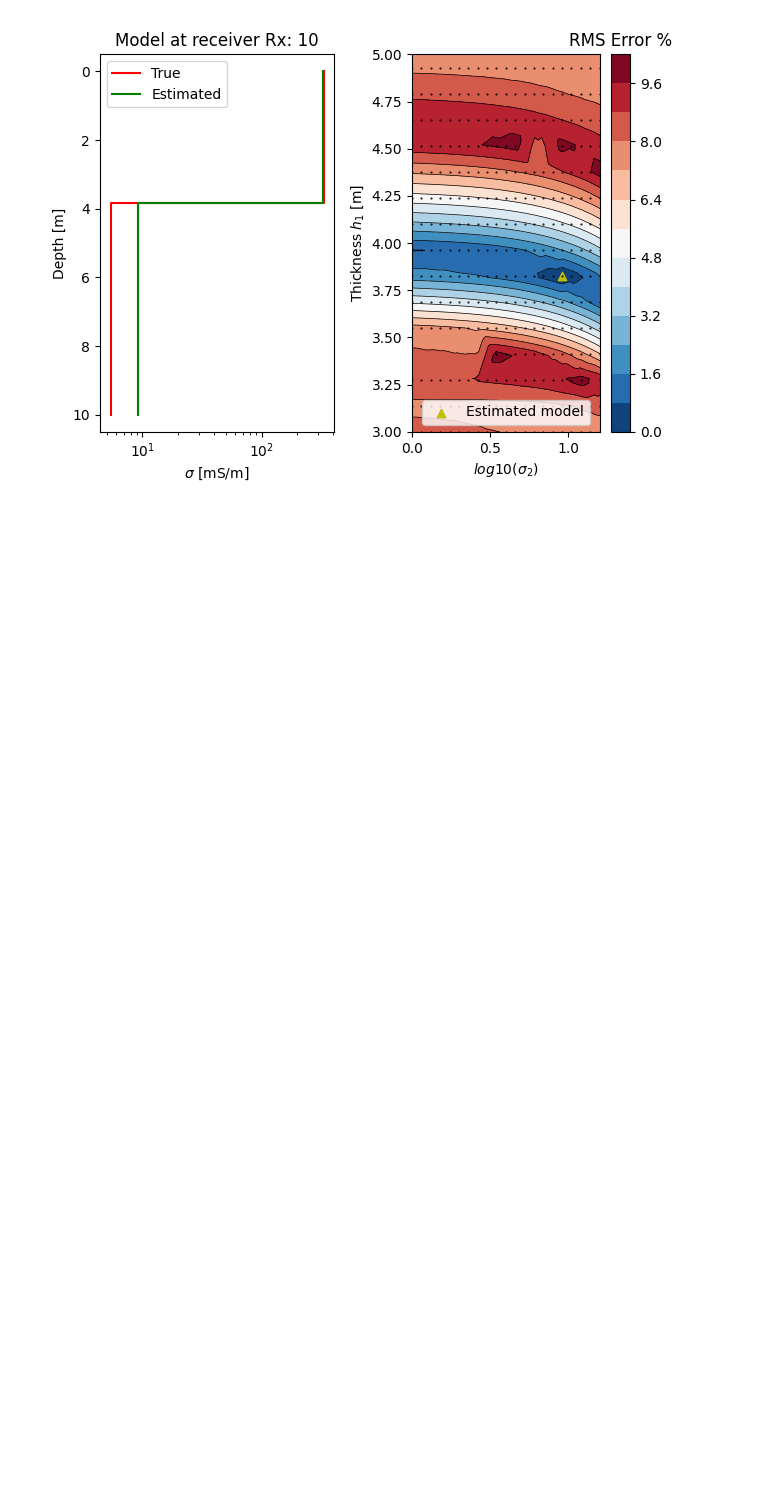
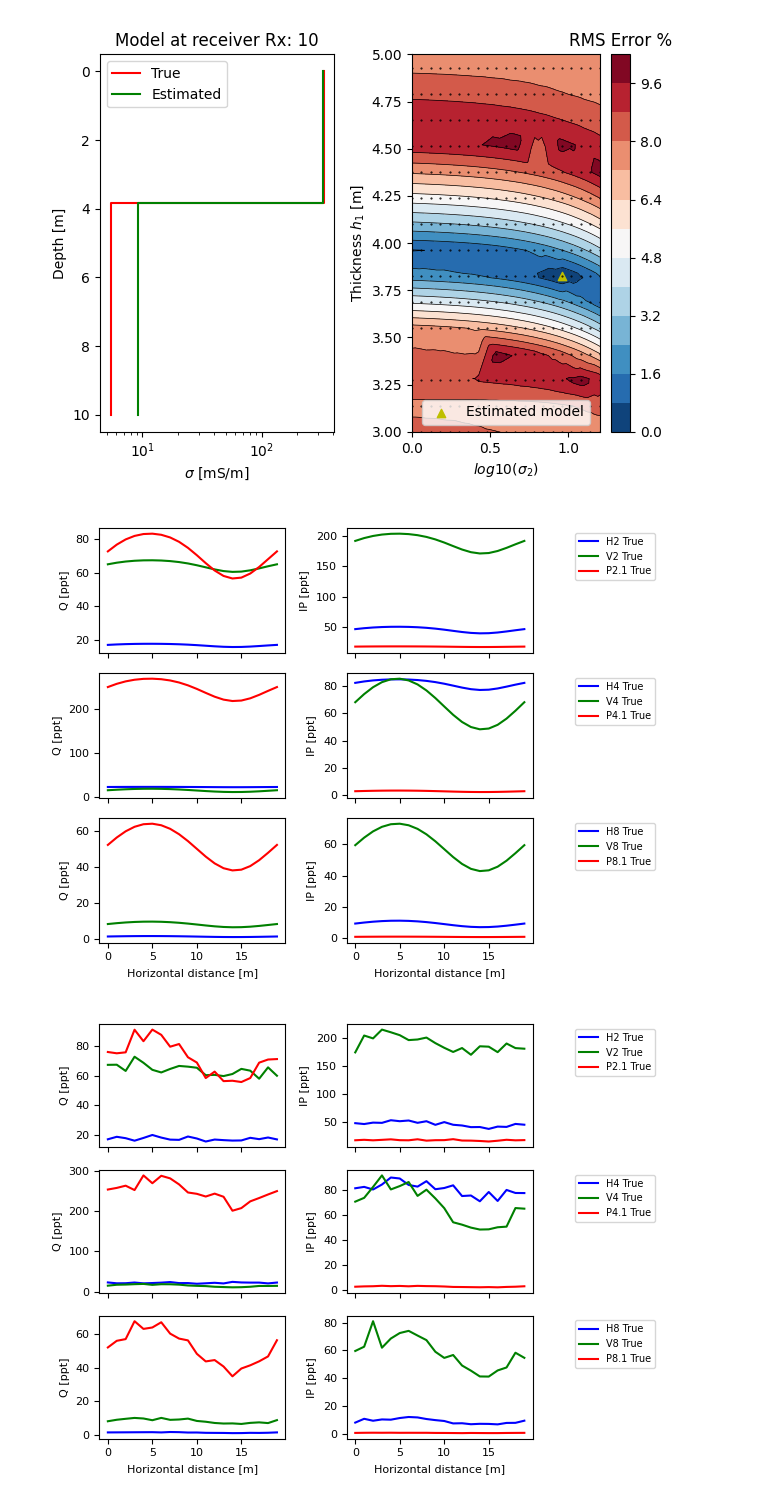
Before and after one commit to mariacarrizo/InvEM-ML, a Jupyter notebook: Notebooks/2_GlobalSearch_2lay.ipynb, the cells around one changed output. Cells and saved outputs as stored; diff of their text form; code cells hidden in the pictures; blank space fills up the shorter version.

```diff
--- a/Notebooks/2_GlobalSearch_2lay.ipynb
+++ b/Notebooks/2_GlobalSearch_2lay.ipynb
@@ -117,3 +117,17 @@ plt.tight_layout()
 plt.show()
 # %% [output]
 [figure]
+# %%
+## Let's test the Global search with noise added to data
+
+# Adding noise to data
+error = 0.05
+
+data_true_noise = data_true.copy()
+data_true_noise *= (np.random.randn(np.size(data_true))*error).reshape(np.shape(data_true)) +1
+# %%
+PlotData(data_true)
+PlotData(data_true_noise)
+# %% [output]
+[figure, added]
+[figure, added]
```
Also changed, not shown: parts of 10 cells of this notebook, 2 other files.
